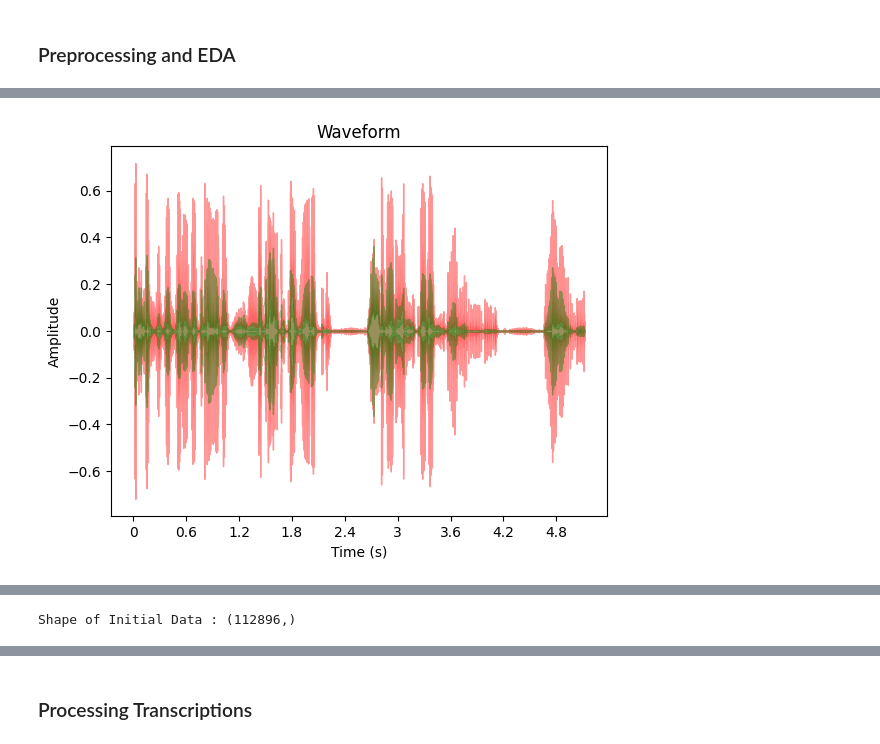
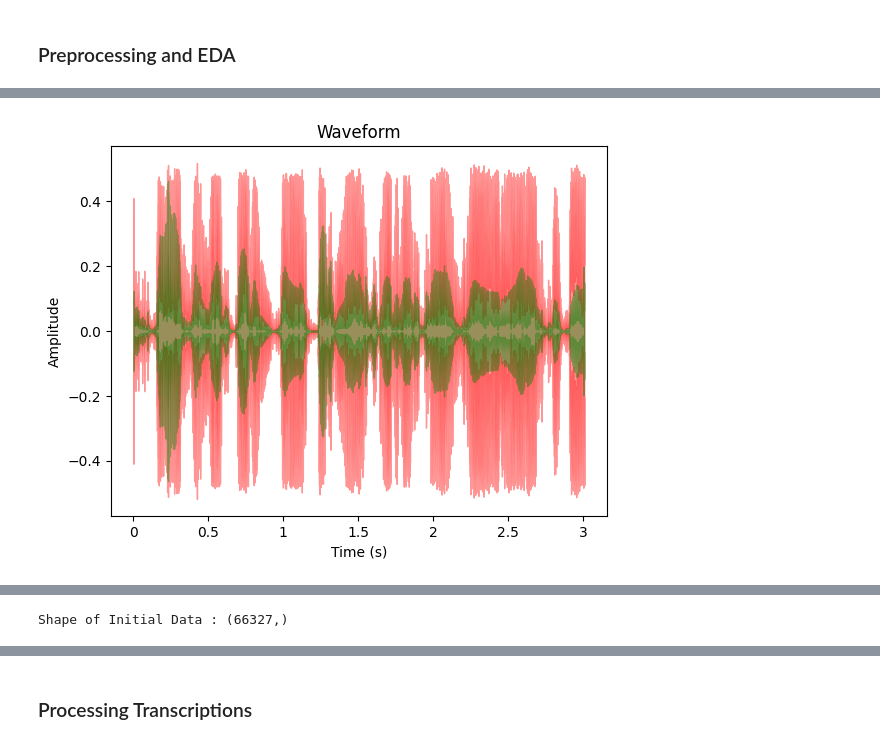
Before and after one commit to maryamabdallahmohamed/Zeroshot_TTS, a Jupyter notebook: visualization_notebook.ipynb, the cells around one changed output, grey strips where cells are left out. Cells and saved outputs as stored; diff of their text form; code cells hidden in the pictures.

Commit message:
Visualization Notebook V1

```diff
--- a/visualization_notebook.ipynb
+++ b/visualization_notebook.ipynb
@@ -14,7 +15,7 @@ from IPython.display import Audio, display
 # %% [markdown]
 ### Loading audio
 # %%
-audio_path='Dataset/data/0a3FHR_462.mp3'
+audio_path='Dataset/data/0afEfN_839.mp3'
 y,sr=librosa.load(audio_path)
 # %%
 y
@@ -30,13 +35,14 @@ sr
 # %%
 #Removing Noise and Plotting before and after
 FIG_SIZE = (5, 5)
 y_reduced=nr.reduce_noise(y, sr)
 librosa.display.waveshow(y,  alpha=0.4,color='r')
 librosa.display.waveshow(y_reduced,  alpha=0.4,color='g')
 plt.xlabel("Time (s)")
 plt.ylabel("Amplitude")
 plt.title("Waveform")
 plt.show()
 y_reduced=nr.reduce_noise(y, sr)
+Audio(y_reduced, rate=sr)
 # %% [output]
-[figure, old version]
+[figure, new version]
@@ -44,7 +51,7 @@ y_reduced=nr.reduce_noise(y, sr)
 print("Shape of Initial Data : "+ str(y.shape))
 #Audio is Monophonic as it is from a sigle channel eliminating the complexity of processing/cleaning higher dimensional audios
 # %% [output]
-Shape of Initial Data : (112896,)
+Shape of Initial Data : (66327,)
 # %%
 print("Original Sampling Rate : "+str(sr)+" Hz")
 target_sr = 16000
```
Also changed, not shown: parts of 26 cells of this notebook.
